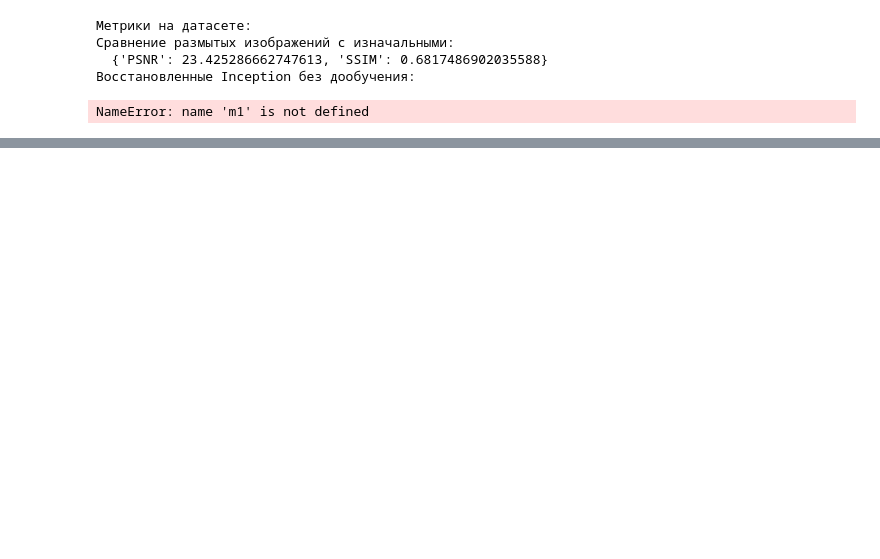
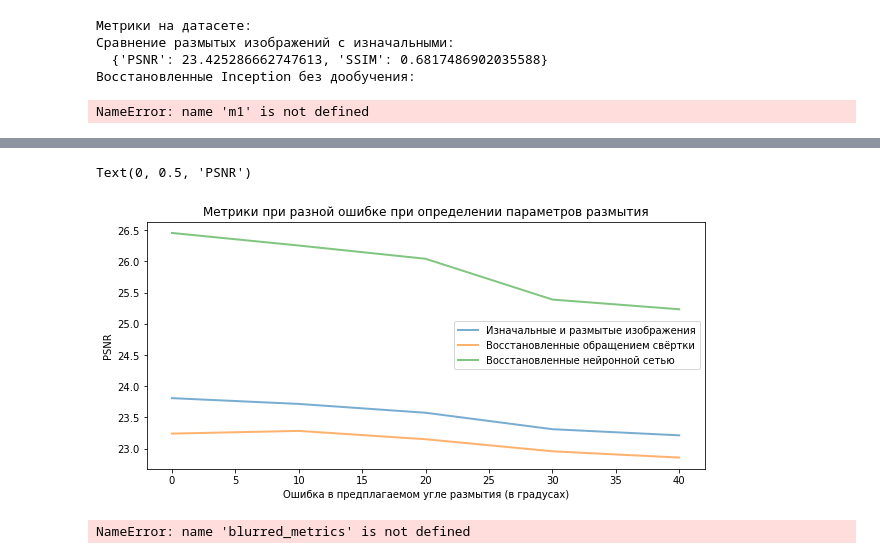
Before and after one commit to lePossum/Diploma, a Jupyter notebook: np_windows.ipynb, the cells around one changed output, grey strips where cells are left out. Drawn from its saved outputs; the diff is of its cells as text; code cells hidden in the pictures; blank space fills up the shorter version.

```diff
--- a/np_windows.ipynb
+++ b/np_windows.ipynb
@@ -322,0 +519,25 @@ PSNR(a,b)
+# %%
+lens = [5, 7, 13, 15]
+lens_mod = [-5, -3, 3, 5]
+angles = [0, 10, 20, 30 ,40]
+fig = plt.figure(figsize=(10,10))
+ax1 = fig.add_subplot(2, 1, 1)
+lines = []
+
+line_orig, = ax1.plot(angles, [a['PSNR'] for a in orig_a],  lw=2, alpha=0.6)
+line_dec,  = ax1.plot(angles, [a['PSNR'] for a in dec_a],  lw=2, alpha=0.6)
+line_nn,  = ax1.plot(angles,  [a['PSNR'] for a in nn_a],    lw=2, alpha=0.6)
+# ax1.set_xscale('log')
+
+lines.append(line_orig)
+lines.append(line_dec)
+lines.append(line_nn)
+
+ax1.legend(lines, ['Изначальные и размытые изображения', 'Восстановленные обращением свёртки', 'Восстановленные нейронной сетью'])
+
+ax1.set_title('Метрики при разной ошибке при определении параметров размытия')
+ax1.set_xlabel('Ошибка в предплагаемом угле размытия (в градусах)')
+ax1.set_ylabel('PSNR')
+# %% [output]
+Text(0, 0.5, 'PSNR')
+[figure, added]
@@ -322,0 +582,11 @@ PSNR(a,b)
+# %%
+metrics = dict()
+for l in lens:
+    # for a in angles:
+        # for n_sigma in n_sigmas:
+            blurred_arr = [blurred_metrics[a] for a in blurred_metrics if ('_l' + str(l)) in a]
+            deconv_arr = [deconv_metrics[a] for a in deconv_metrics if ('_l' + str(l)) in a]
+            nn_arr = [nn_metrics[a] for a in nn_metrics if ('_l' + str(l)) in a]
+            metrics['_l' + str(l)] = (blurred_arr, deconv_arr, nn_arr)
+# %% [output]
+NameError: name 'blurred_metrics' is not defined
```
Also changed, not shown: parts of 46 cells of this notebook.
